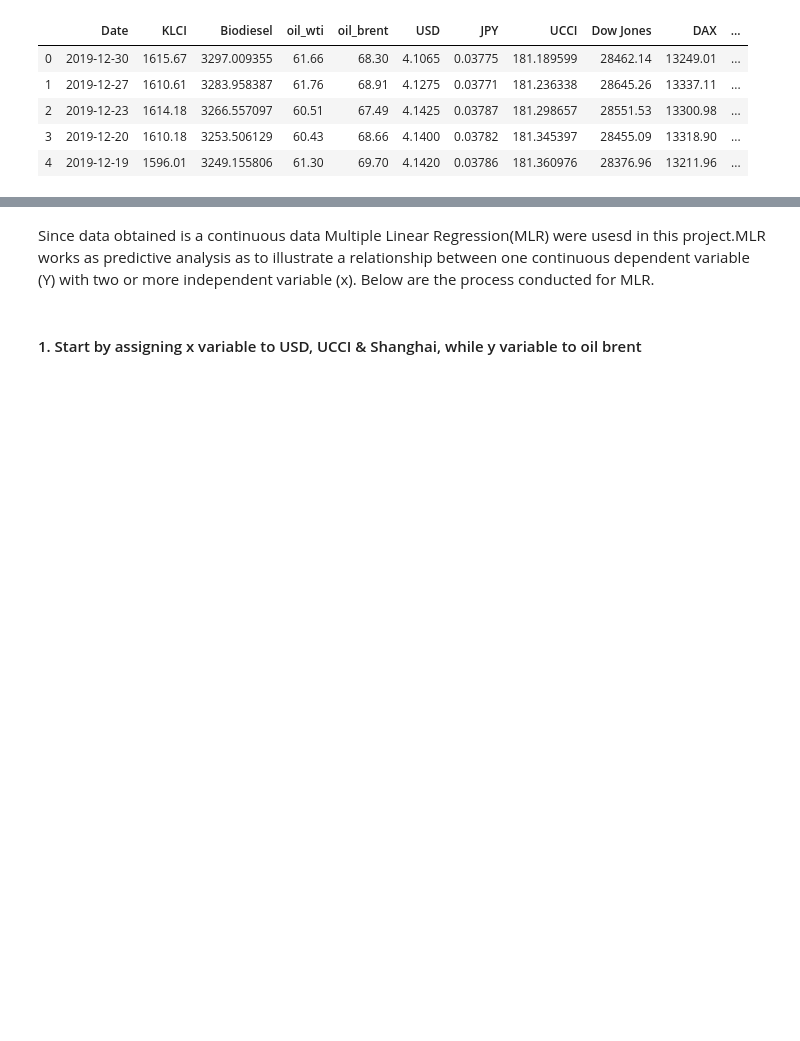
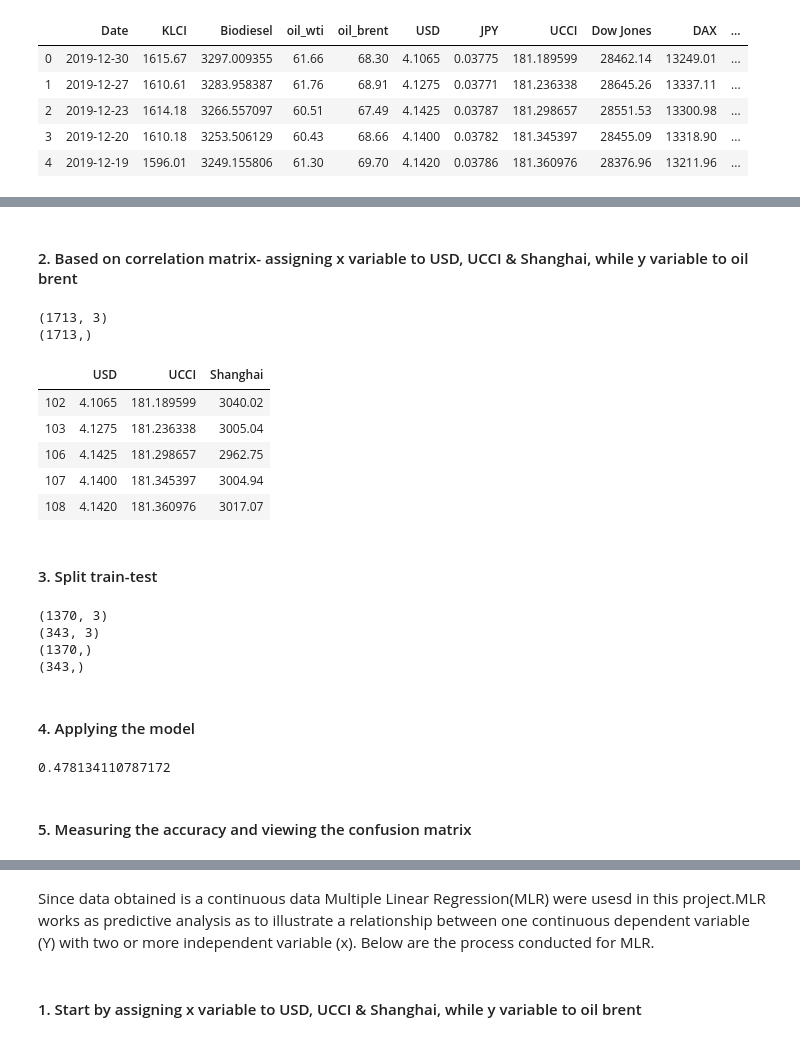
Before and after one commit to n-Faiz/WQD7003-Project-OilPriceMovement, a Jupyter notebook: Group_Project_Data_Analytic.ipynb, the cells around one changed output, grey strips where cells are left out. Saved outputs shown, nothing was run; the diff lists cells and outputs as text; code cells hidden in the pictures; blank space fills up the shorter version.

```diff
--- a/Group_Project_Data_Analytic.ipynb
+++ b/Group_Project_Data_Analytic.ipynb
@@ -778,0 +797,47 @@ df.head()
+# %% [markdown]
+#### 2. Based on correlation matrix- assigning x variable to USD, UCCI & Shanghai, while y variable to oil brent
+# %%
+x = df_new[['USD','UCCI','Shanghai']]
+y = df_new["oil_movement"]
+
+
+print(x.shape)
+print(y.shape)
+
+x.head()
+# %% [output]
+(1713, 3)
+(1713,)
+|  | USD | UCCI | Shanghai |
+| 102 | 4.1065 | 181.189599 | 3040.02 |
+| 103 | 4.1275 | 181.236338 | 3005.04 |
+| 106 | 4.1425 | 181.298657 | 2962.75 |
+| 107 | 4.1400 | 181.345397 | 3004.94 |
+| 108 | 4.1420 | 181.360976 | 3017.07 |
+# %% [markdown]
+#### 3. Split train-test
+# %%
+# split
+from sklearn.model_selection import train_test_split
+xtrain, xtest, ytrain, ytest = train_test_split(x, y, test_size=0.2)
+
+print(xtrain.shape)
+print(xtest.shape)
+print(ytrain.shape)
+print(ytest.shape)
+# %% [output]
+(1370, 3)
+(343, 3)
+(1370,)
+(343,)
+# %% [markdown]
+#### 4. Applying the model
+# %%
+from sklearn.naive_bayes import GaussianNB
+model = GaussianNB()
+model.fit(xtrain, ytrain)
+y_model = model.predict(xtest)
+# %% [output]
+0.478134110787172
+# %% [markdown]
+#### 5. Measuring the accuracy and viewing the confusion matrix
```
Also changed, not shown: parts of 17 cells of this notebook.
